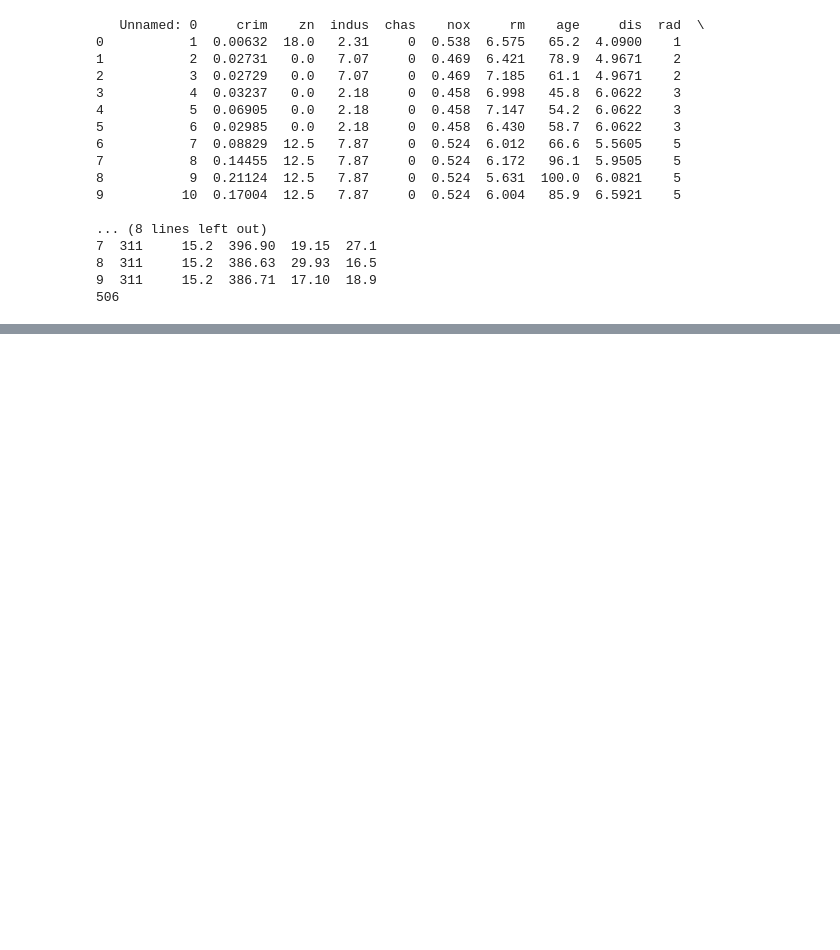
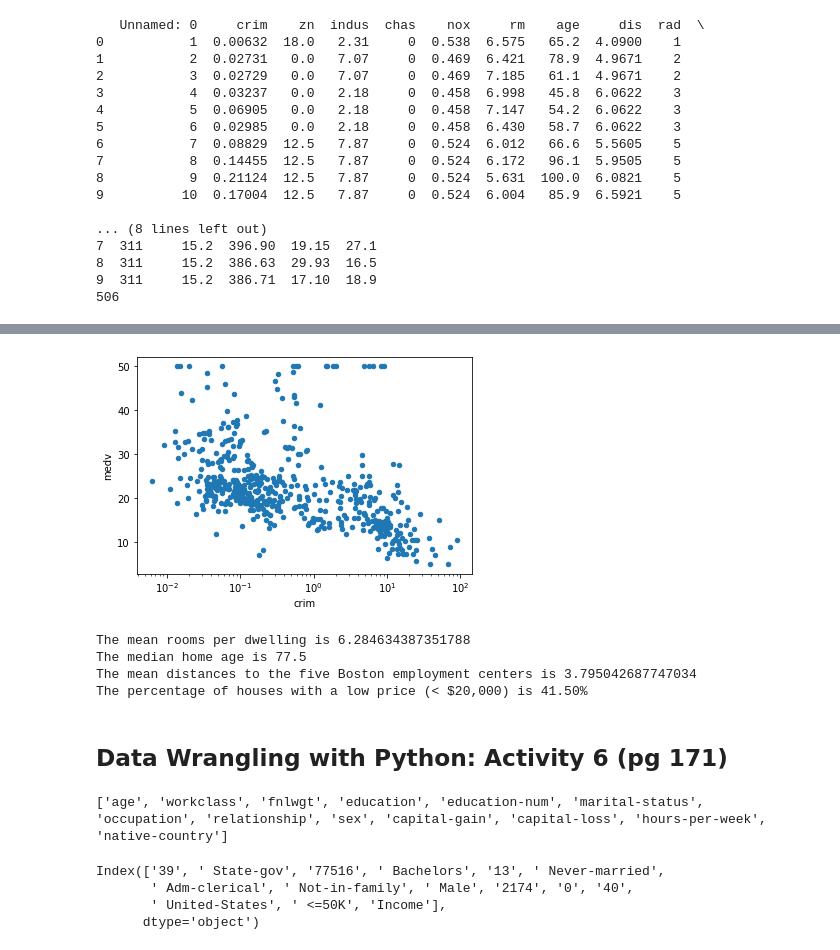
Before and after one commit to ramsey-king/DSC-540-Data-Preparation, a Jupyter notebook: Wk3-4/KingRamseyWk3-4Exercises.ipynb, the cells around one changed output, grey strips where cells are left out. Drawn from its saved outputs; the diff is of its cells as text; code cells hidden in the pictures; blank space fills up the shorter version.

```diff
--- a/Wk3-4/KingRamseyWk3-4Exercises.ipynb
+++ b/Wk3-4/KingRamseyWk3-4Exercises.ipynb
@@ -86,0 +90,64 @@ for column in small_boston_data.columns:
+# %%
+# 8. Create a scatter plot of crime rate versus price.
+# 9. Plot using log10 (crime) versus price.
+small_boston_data.plot.scatter('crim', 'medv', logx=True)
+plt.show()
+# %% [output]
+[figure, added]
+# %%
+# 10. Calculate some useful statistics, such as mean rooms per dwelling, median age, mean distances to five Boston
+# employment centers, and the percentage of houses with a low price (< $20,000).
+
+print('The mean rooms per dwelling is', small_boston_data['rm'].mean())
+print('The median home age is', small_boston_data['age'].median())
+print('The mean distances to the five Boston employment centers is', small_boston_data['dis'].mean())
+print('The percentage of houses with a low price (< $20,000) is',
+      "{:.2%}".format(len(small_boston_data[(small_boston_data['medv'] < 20)])/len(small_boston_data['medv'])))
+# %% [output]
+The mean rooms per dwelling is 6.284634387351788
+The median home age is 77.5
+The mean distances to the five Boston employment centers is 3.795042687747034
+The percentage of houses with a low price (< $20,000) is 41.50%
+# %% [markdown]
+## Data Wrangling with Python: Activity 6 (pg 171)
+# %%
+'''
+1. Load the necessary libraries.
+2. Read the adult income dataset from the following URL:
+    https://github.com/TrainingByPackt/Data-Wrangling-with-Python/blob/master/Chapter04/Activity06/.
+3. Create a script that will read a text file line by line. (The text file contains the header names.)
+'''
+adult_income_data = pd.read_csv('https://raw.githubusercontent.com/TrainingByPackt/Data-Wrangling-with-Python/master/Lesson04/Activity06/adult_income_data.csv', sep=",")
+#adult_income_header = pd.read_csv('https://raw.githubusercontent.com/TrainingByPackt/Data-Wrangling-with-Python/master/Lesson04/Activity06/adult_income_names.txt', sep="\n")
+#print(adult_income_header)
+#def read_line(lines):
+    #lines = line.decode("utf-8")
+#    print(lines)
+
+#for line in adult_income_header:
+#    read_line(line)
+
+header_list = []
+with open("adult_income_names.txt", "r") as fd:
+
+    '''
+    Read the first line and use string methods to generate a list of all the column names.
+    '''
+    for line in fd:
+        #print(line)
+        column_list = line.split(":")
+        header_list.append(column_list[0])
+
+    header_list = [i for i in header_list if i != '\n']
+    print(header_list)
+# %% [output]
+['age', 'workclass', 'fnlwgt', 'education', 'education-num', 'marital-status', 'occupation', 'relationship', 'sex', 'capital-gain', 'capital-loss', 'hours-per-week', 'native-country']
+# %%
+# 4. Add a name of Income for the response variable to the dataset.
+adult_income_data.insert(len(adult_income_data.columns), 'Income', 'test')
+print(adult_income_data.columns)
+# %% [output]
+Index(['39', ' State-gov', '77516', ' Bachelors', '13', ' Never-married',
+       ' Adm-clerical', ' Not-in-family', ' Male', '2174', '0', '40',
+       ' United-States', ' <=50K', 'Income'],
+      dtype='object')
```
Also changed, not shown: parts of 4 cells of this notebook, 1 other file.
